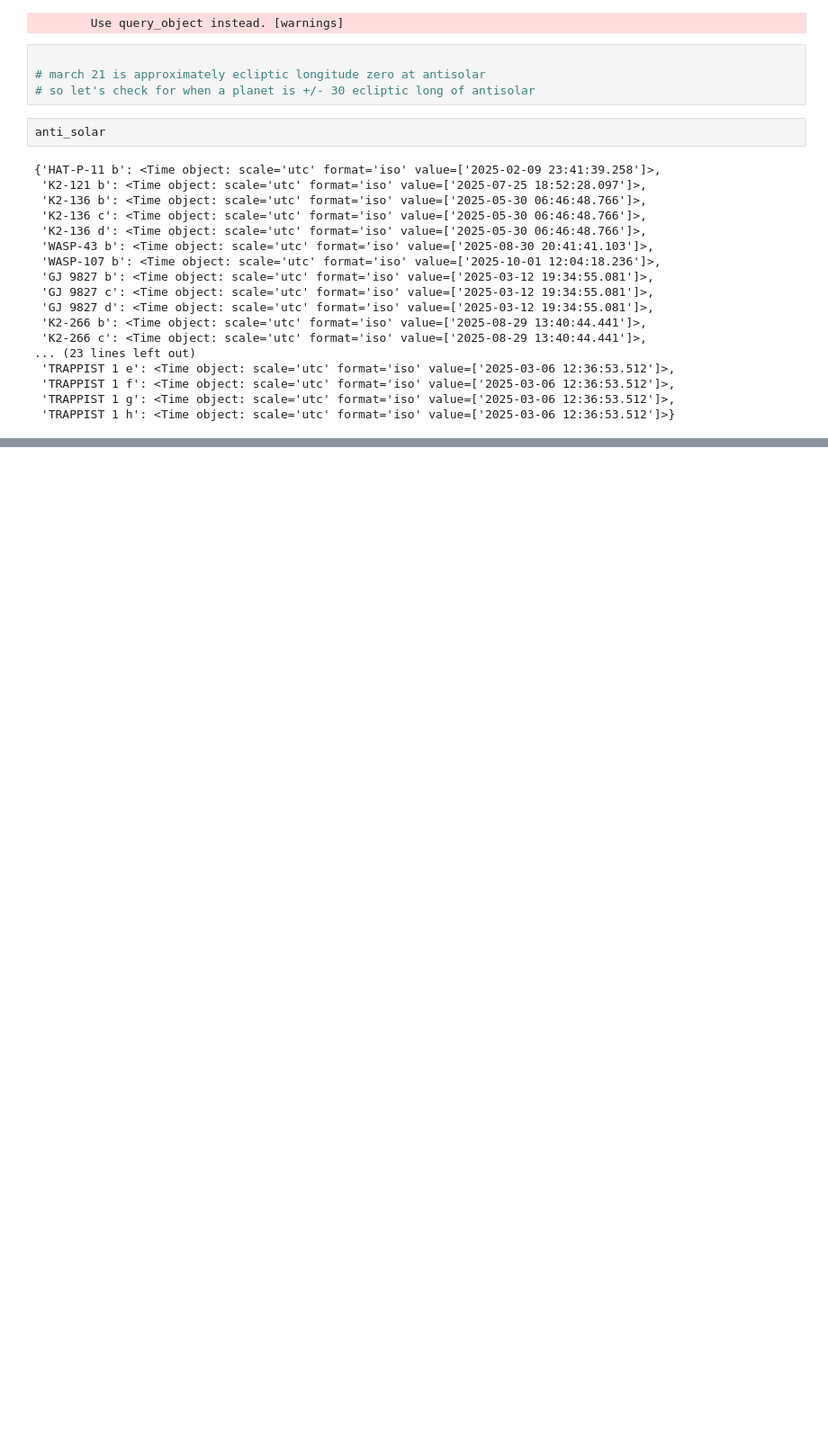
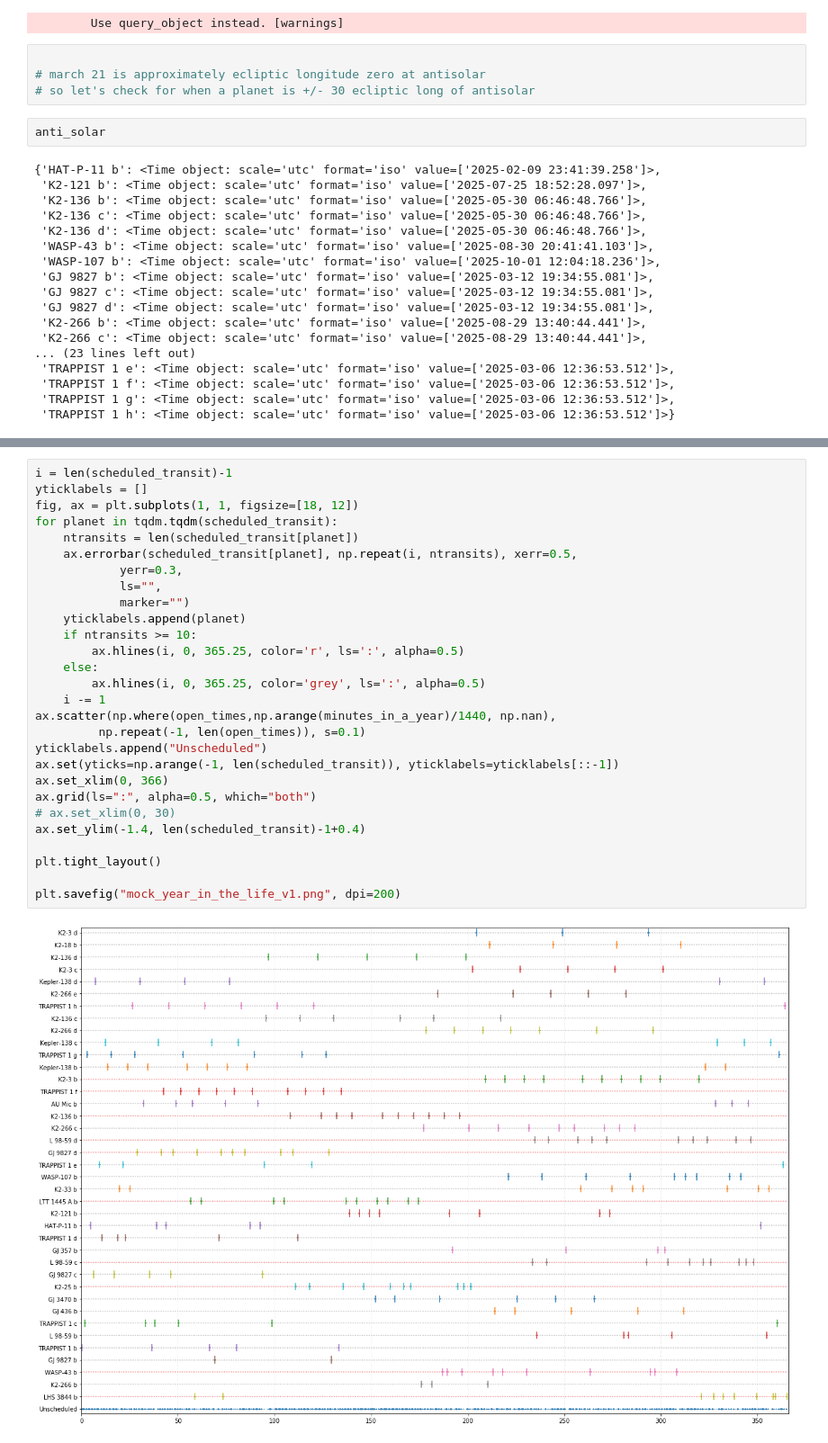
Before and after one commit to mrtommyb/Pandora_observing, a Jupyter notebook: notebooks/mock_observing_calendar.ipynb, the cells around one changed output, grey strips where cells are left out. Shown at 90% size. Cells and saved outputs as stored; diff of their text form; blank space fills up the shorter version.

```diff
--- a/notebooks/mock_observing_calendar.ipynb
+++ b/notebooks/mock_observing_calendar.ipynb
@@ -162,0 +175,30 @@ array([  4.54534828,   9.43315072,  14.32095316,  19.2087556 ,
+# %%
+i = len(scheduled_transit)-1
+yticklabels = []
+fig, ax = plt.subplots(1, 1, figsize=[18, 12])
+for planet in tqdm.tqdm(scheduled_transit):
+    ntransits = len(scheduled_transit[planet])
+    ax.errorbar(scheduled_transit[planet], np.repeat(i, ntransits), xerr=0.5,
+            yerr=0.3,
+            ls="",
+            marker="")
+    yticklabels.append(planet)
+    if ntransits >= 10:
+        ax.hlines(i, 0, 365.25, color='r', ls=':', alpha=0.5)
+    else:
+        ax.hlines(i, 0, 365.25, color='grey', ls=':', alpha=0.5)
+    i -= 1
+ax.scatter(np.where(open_times,np.arange(minutes_in_a_year)/1440, np.nan),
+         np.repeat(-1, len(open_times)), s=0.1)
+yticklabels.append("Unscheduled")
+ax.set(yticks=np.arange(-1, len(scheduled_transit)), yticklabels=yticklabels[::-1])
+ax.set_xlim(0, 366)
+ax.grid(ls=":", alpha=0.5, which="both")
+# ax.set_xlim(0, 30)
+ax.set_ylim(-1.4, len(scheduled_transit)-1+0.4)
+
+plt.tight_layout()
+
+plt.savefig("mock_year_in_the_life_v1.png", dpi=200)
+# %% [output]
+[figure, added]
```
Also changed, not shown: parts of 17 cells of this notebook, 4 other files.
